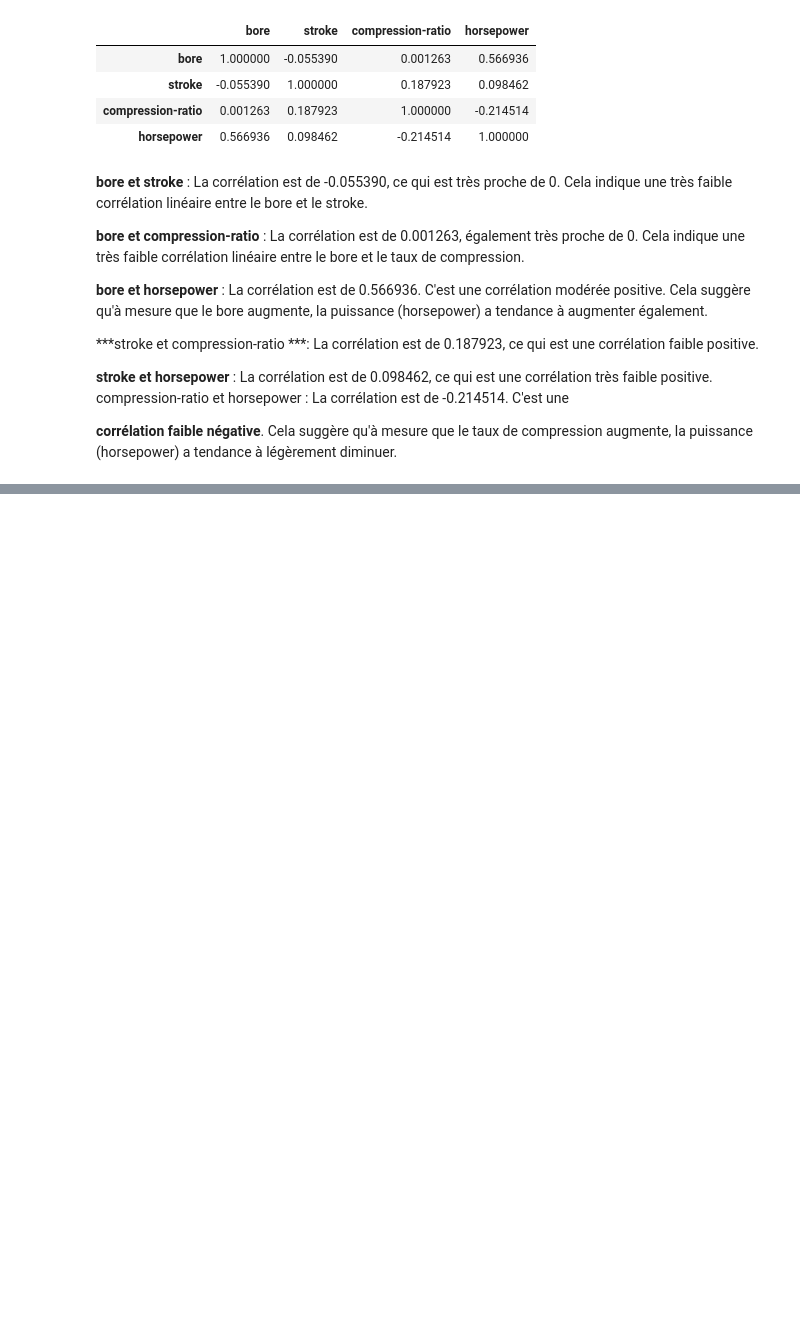
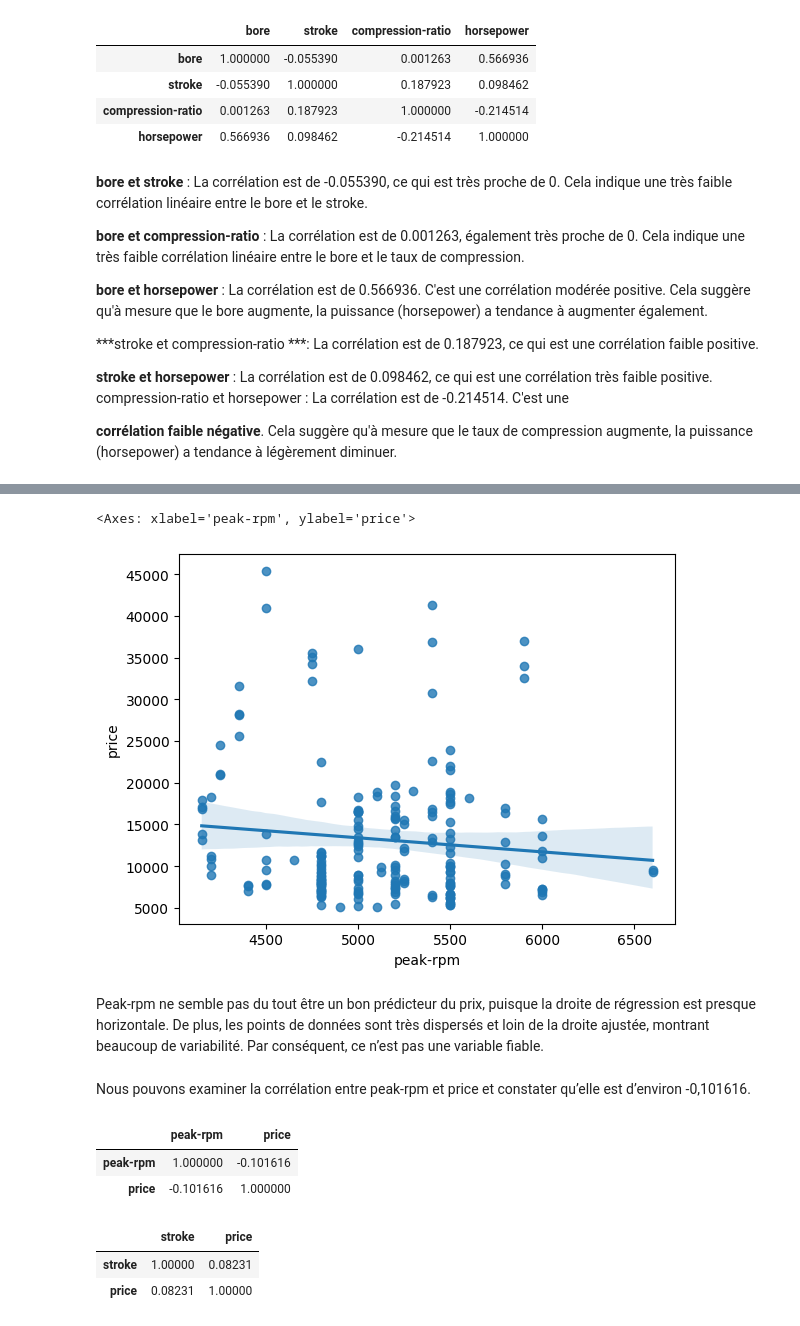
Before and after one commit to MOR1968/Exploratory-Data-Analysis, a Jupyter notebook: analysexploradonnee.ipynb, the cells around one changed output, grey strips where cells are left out. Drawn from its saved outputs; the diff is of its cells as text; code cells hidden in the pictures; blank space fills up the shorter version.

```diff
--- a/analysexploradonnee.ipynb
+++ b/analysexploradonnee.ipynb
@@ -99,0 +145,21 @@ compression-ratio et horsepower : La corrélation est de -0.214514. C'est une
+# %%
+sns.regplot(x="peak-rpm", y="price", data=df)
+# %% [output]
+<Axes: xlabel='peak-rpm', ylabel='price'>
+[figure, added]
+# %% [markdown]
+Peak-rpm ne semble pas du tout être un bon prédicteur du prix, puisque la droite de régression est presque horizontale. De plus, les points de données sont très dispersés et loin de la droite ajustée, montrant beaucoup de variabilité. Par conséquent, ce n’est pas une variable fiable.
+# %% [markdown]
+Nous pouvons examiner la corrélation entre peak-rpm et price et constater qu’elle est d’environ -0,101616.
+# %%
+df[['peak-rpm','price']].corr()
+# %% [output]
+|  | peak-rpm | price |
+| peak-rpm | 1.000000 | -0.101616 |
+| price | -0.101616 | 1.000000 |
+# %%
+df[['stroke', 'price']].corr()
+# %% [output]
+|  | stroke | price |
+| stroke | 1.00000 | 0.08231 |
+| price | 0.08231 | 1.00000 |
```
Also changed, not shown: parts of 26 cells of this notebook.
